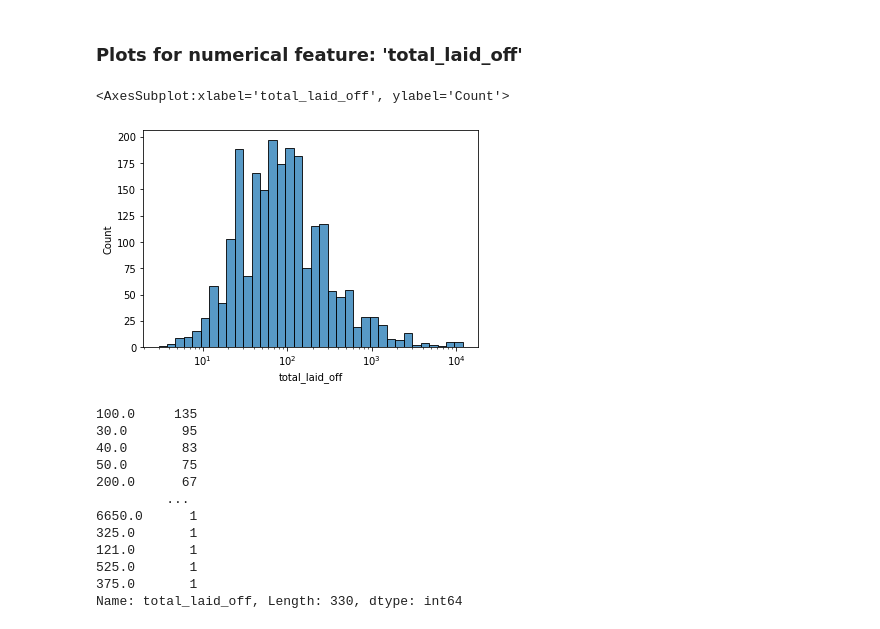
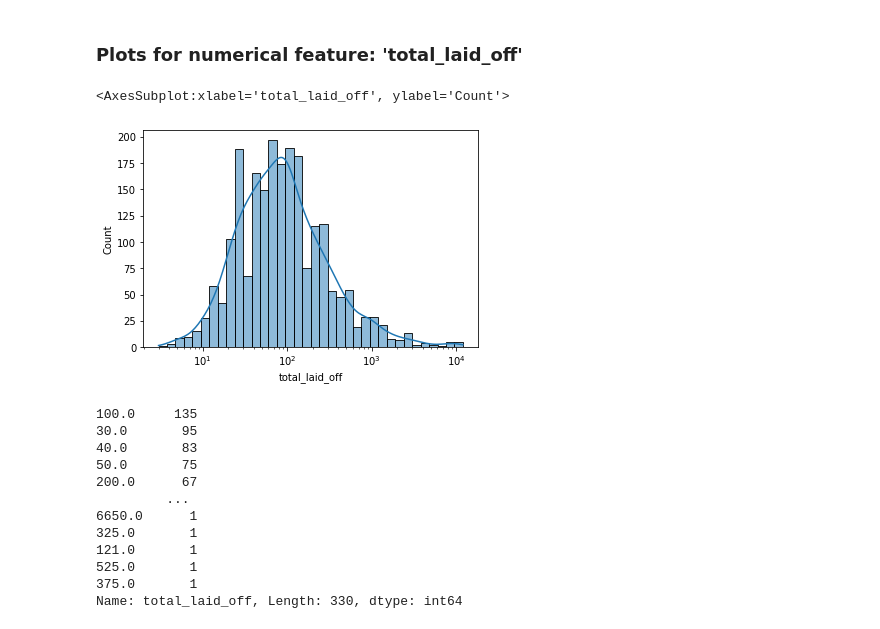
Before and after one commit to GilenW/CSE151A_FINAL_PROJECT, a Jupyter notebook: final_project.ipynb, the cells around one changed output. Cells and saved outputs as stored; diff of their text form; code cells hidden in the pictures.

```diff
--- a/final_project.ipynb
+++ b/final_project.ipynb
@@ -97,10 +97,10 @@ layoffdf['total_laid_off'].isnull().sum()
 # %% [markdown]
 ### Plots for numerical feature: 'total_laid_off'
 # %%
-sns.histplot(layoffdf['total_laid_off'],log_scale=True)
+sns.histplot(layoffdf['total_laid_off'],log_scale=True,kde=True)
 # %% [output]
 <AxesSubplot:xlabel='total_laid_off', ylabel='Count'>
-[figure, old version]
+[figure, new version]
 # %%
 layoffdf['total_laid_off'].value_counts()
 # %% [output]
```
Also changed, not shown: parts of 10 cells of this notebook, 1 other file.
